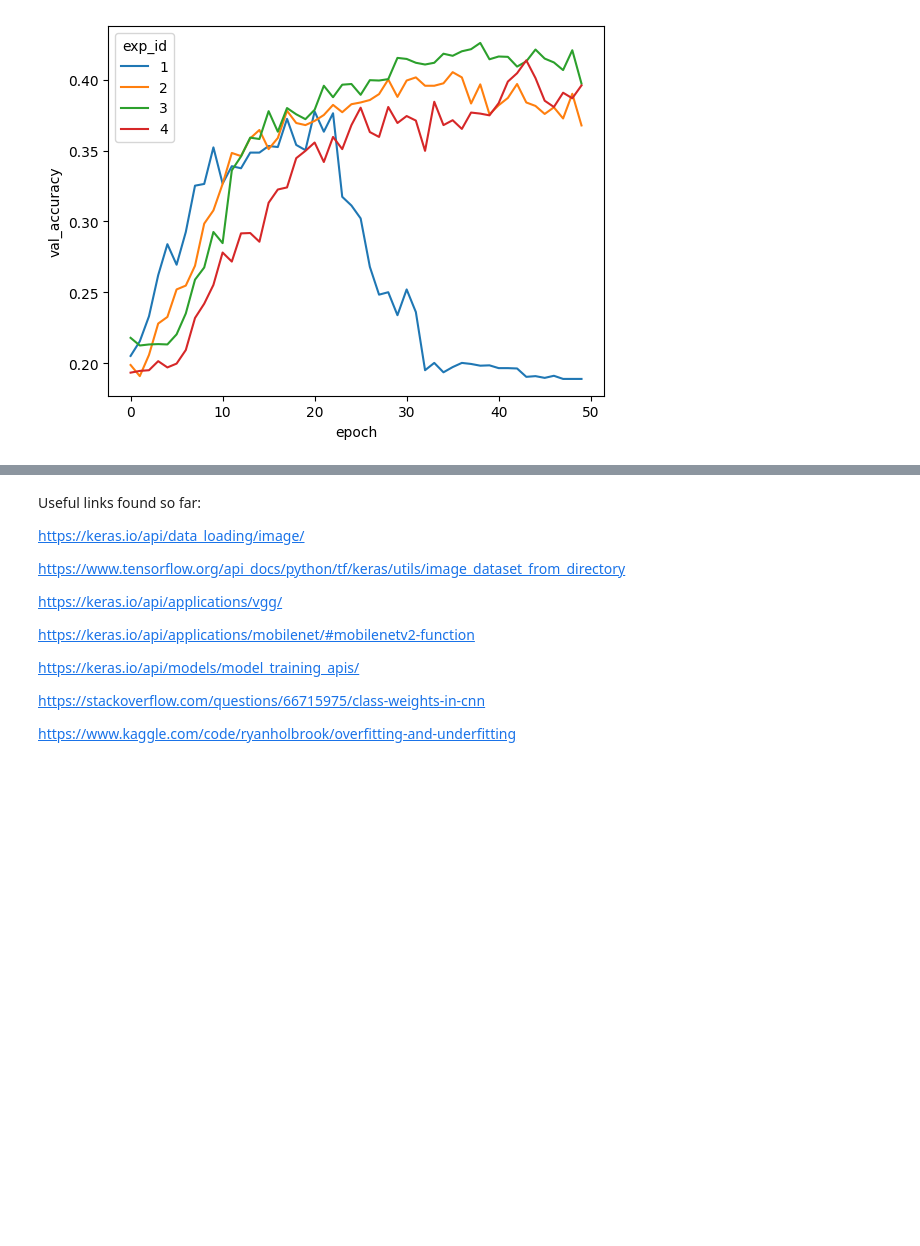
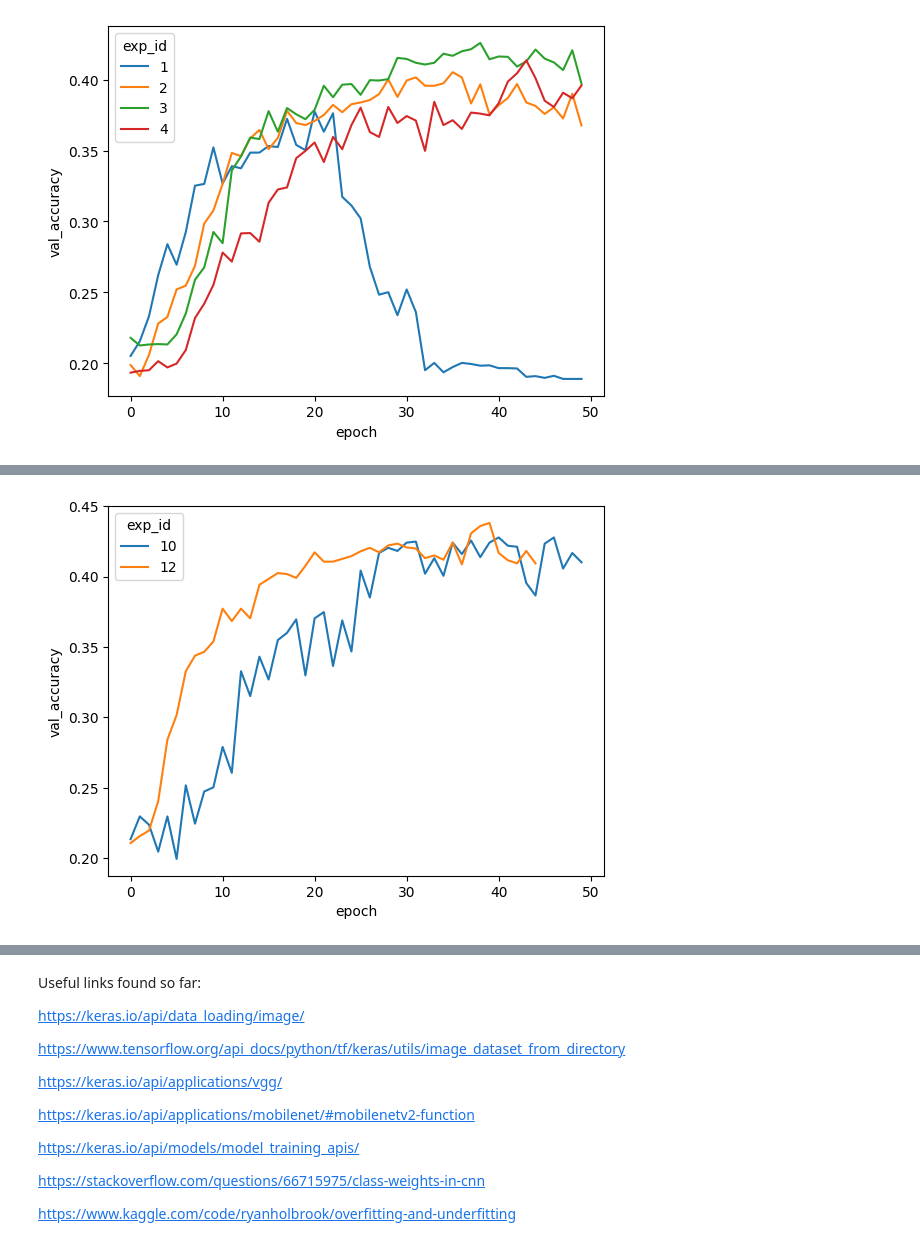
Before and after one commit to btsmith29/AMLS_II_assignment23_24, a Jupyter notebook: elec0135-assignment-cld.ipynb, the cells around one changed output, grey strips where cells are left out. Saved outputs shown, nothing was run; the diff lists cells and outputs as text; code cells hidden in the pictures; blank space fills up the shorter version.

```diff
--- a/elec0135-assignment-cld.ipynb
+++ b/elec0135-assignment-cld.ipynb
@@ -489,0 +455,6 @@ df_results.to_csv(WORKING_DATA / "results.csv")
+# %%
+ES = True
+BATCH_SIZE = 196
+ds_train, ds_valid = get_equal_split_dataset(dataset_path)
+(m, df_hist) = run_experiment("10", 1, create_simple_model, ds_train, ds_valid)
+df_results = add_results(df_results, df_hist)
@@ -489,0 +552,7 @@ df_results.to_csv(WORKING_DATA / "results.csv")
+# %%
+ES = True
+BATCH_SIZE = 196
+for i in range(0, 3):
+    ds_train, ds_valid = get_equal_split_dataset(dataset_path)
+    (m, df_hist) = run_experiment("11", i, create_simple_model_bn, ds_train, ds_valid)
+    df_results = add_results(df_results, df_hist)
@@ -489,0 +619,7 @@ df_results.to_csv(WORKING_DATA / "results.csv")
+# %%
+ES = True
+BATCH_SIZE = 196
+for i in range(0, 3):
+    ds_train, ds_valid = get_equal_split_dataset(dataset_path)
+    (m, df_hist) = run_experiment("12", i, create_simple_model_bn2, ds_train, ds_valid)
+    df_results = add_results(df_results, df_hist)
@@ -489,0 +644,4 @@ df_results.to_csv(WORKING_DATA / "results.csv")
+# %%
+plot_experiments_comp(df_results, ["10","12"], "val_accuracy")
+# %% [output]
+[figure, added]
```
Also changed, not shown: parts of 19 cells of this notebook.
